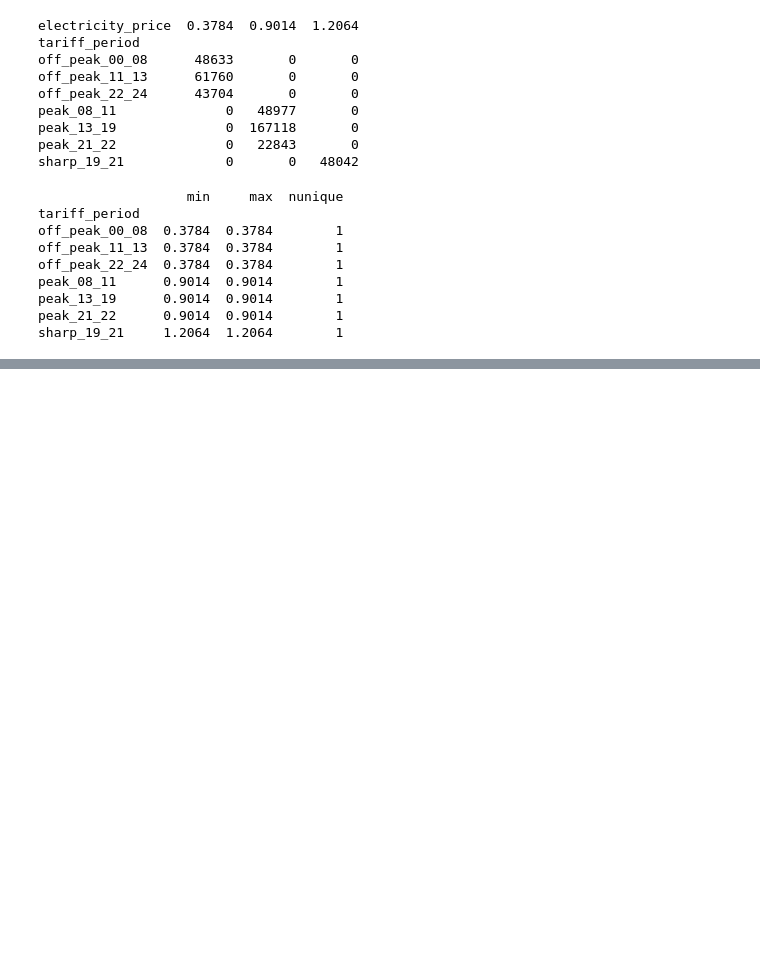
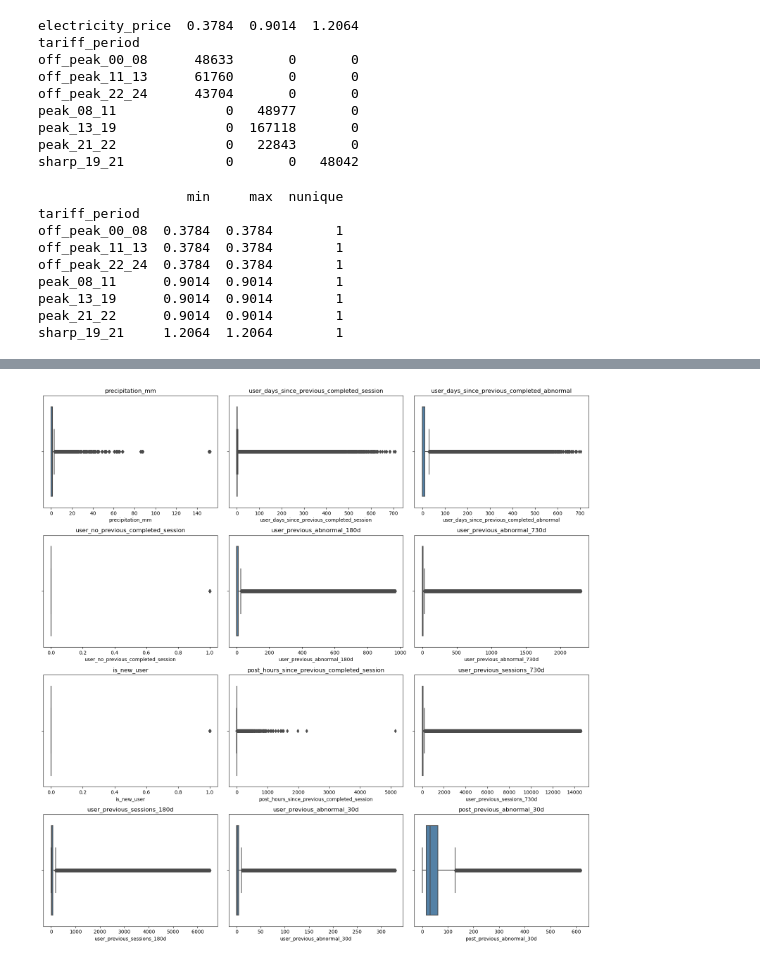
Before and after one commit to marianaCorreiia/MINDD_Project, a Jupyter notebook: task1.ipynb, the cells around one changed output, grey strips where cells are left out. Cells and saved outputs as stored; diff of their text form; code cells hidden in the pictures; blank space fills up the shorter version.

```diff
--- a/task1.ipynb
+++ b/task1.ipynb
@@ -536,0 +604,33 @@ sharp_19_21     1.2064  1.2064        1
+# %%
+outlier_rows = []
+for col in eda_numeric:
+    q1 = df[col].quantile(0.25)
+    q3 = df[col].quantile(0.75)
+    iqr = q3 - q1
+    lower = q1 - 1.5 * iqr
+    upper = q3 + 1.5 * iqr
+    mask = (df[col] < lower) | (df[col] > upper)
+    outlier_rows.append({
+        "variable": col,
+        "lower_bound": lower,
+        "upper_bound": upper,
+        "outlier_count": int(mask.sum()),
+        "outlier_percentage": mask.mean() * 100
+    })
+
+outlier_summary = (pd.DataFrame(outlier_rows)
+                   .sort_values("outlier_percentage", ascending=False))
+display(outlier_summary)
+
+outlier_plot_cols = outlier_summary.head(12)["variable"].tolist()
+fig, axes = plt.subplots(int(np.ceil(len(outlier_plot_cols) / 3)), 3,
+                         figsize=(16, 4 * int(np.ceil(len(outlier_plot_cols) / 3))))
+axes = np.atleast_1d(axes).ravel()
+for ax, col in zip(axes, outlier_plot_cols):
+    sns.boxplot(x=df[col], ax=ax, color="steelblue")
+    ax.set_title(col)
+for ax in axes[len(outlier_plot_cols):]:
+    ax.remove()
+plt.tight_layout()
+plt.show()
+# %% [output]
@@ -536,0 +654 @@ sharp_19_21     1.2064  1.2064        1
+[figure, added]
```
Also changed, not shown: parts of 40 cells of this notebook.
